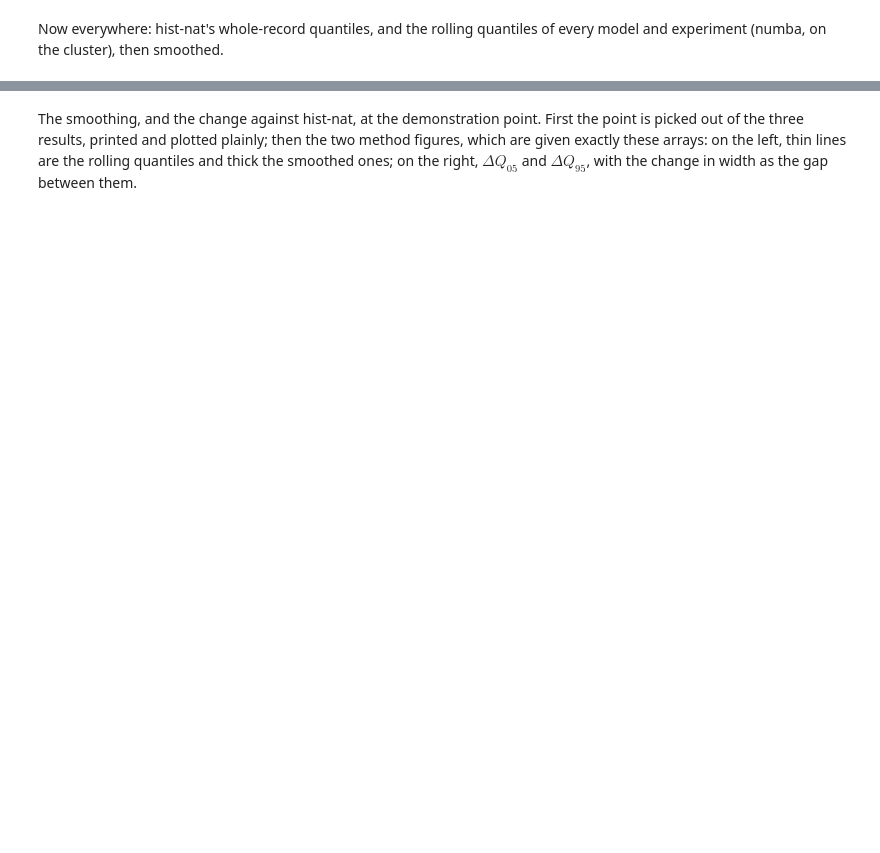
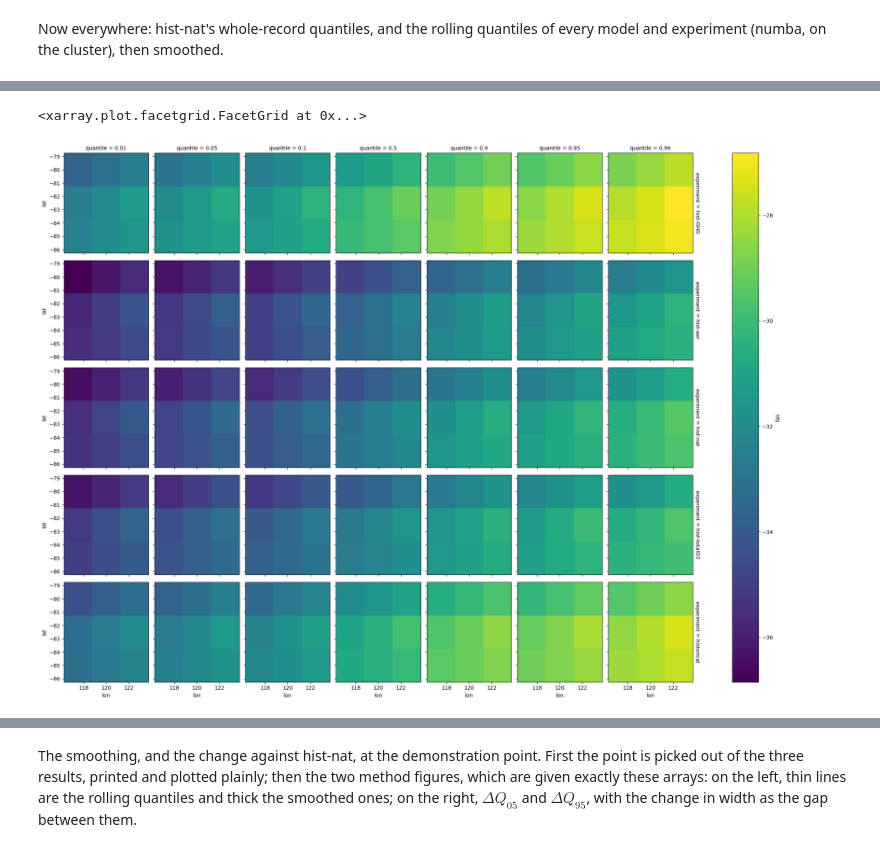
Before and after one commit to alexborowiak/ExtAnt-initial, a Jupyter notebook: notebooks/03_forced_response.ipynb, the cells around one changed output, grey strips where cells are left out. Cells and saved outputs as stored; diff of their text form; code cells hidden in the pictures; blank space fills up the shorter version.

```diff
--- a/notebooks/03_forced_response.ipynb
+++ b/notebooks/03_forced_response.ipynb
@@ -219,0 +294,5 @@ smooth_quantiles_ds = qc.lowess_matrix_xarray(rolling_quantiles_ds).compute()
+# %%
+smooth_quantiles_ds.tas.isel(model=0, season=0, year=-1).plot(col='quantile', row='experiment')
+# %% [output]
+<xarray.plot.facetgrid.FacetGrid at 0x...>
+[figure, added]
```
Also changed, not shown: parts of 73 cells of this notebook.
